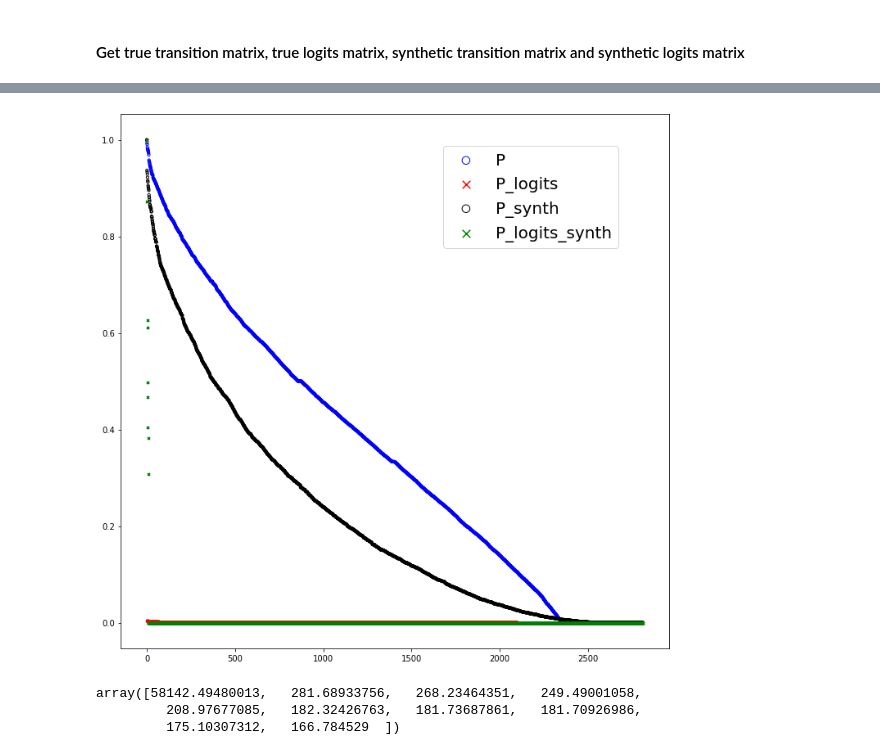
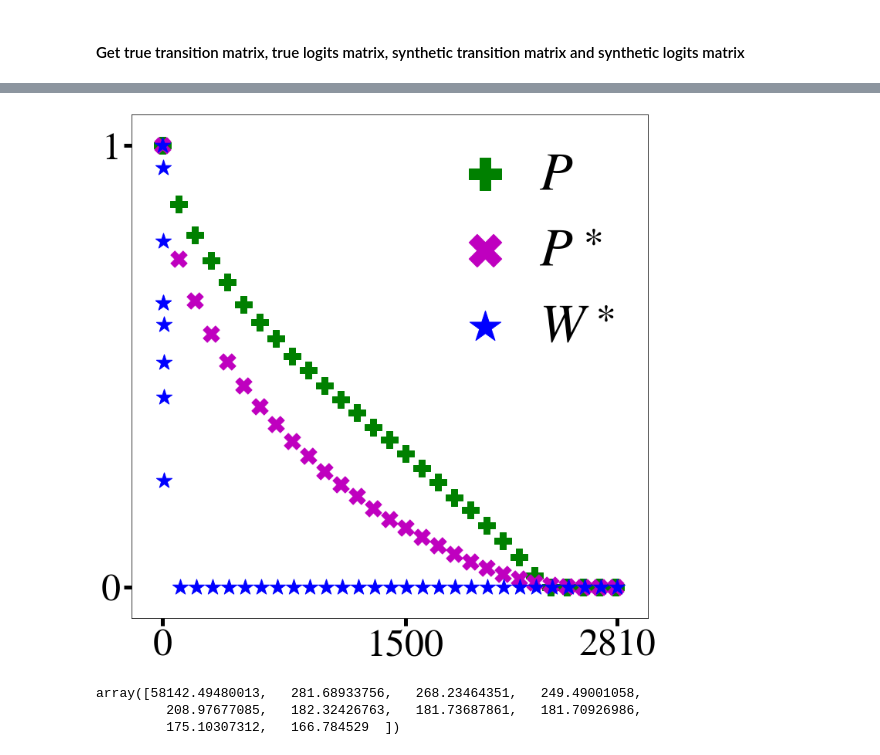
Before and after one commit to hheidrich/Net, a Jupyter notebook: exp/EigenvaluesPlot.ipynb, the cells around one changed output, grey strips where cells are left out. Cells and saved outputs as stored; diff of their text form; code cells hidden in the pictures.

Commit message:
Updated plot of eigenvalues.

```diff
--- a/exp/EigenvaluesPlot.ipynb
+++ b/exp/EigenvaluesPlot.ipynb
@@ -43,0 +63,4 @@ P_synth = torch.nn.functional.softmax(torch.tensor(P_logits_synth), dim=-1).nump
+# %%
+x = np.empty(5)
+# %%
+x[:] = np.nan
@@ -44,3 +85,5 @@ P_synth = torch.nn.functional.softmax(torch.tensor(P_logits_synth), dim=-1).nump
+# %%
+thinned_dict = thinning(dict_of_eigvals, step_size=100)
 # %%
 def get_descending_eigenvalues(dict_of_matrices):
     dict_of_eigvals = dict_of_matrices
@@ -53,18 +96,21 @@ def get_descending_eigenvalues(dict_of_matrices):
 def plot_eigenvalues(dict_of_eigvals, formats, save_path=None):
     f, axs = plt.subplots(figsize=(12, 12))
     for name, eigvals in dict_of_eigvals.items():
-        marker, c, zorder = formats[name]
+        marker, c = formats[name]
         eigvals /= max(eigvals)
-        if marker=='o':
-            axs.scatter(np.arange(len(eigvals)), eigvals, s=10, marker=marker, facecolors='None',
-                        zorder=zorder,
-                        edgecolors=c,
-                        label=name)
-        else:
-            axs.scatter(np.arange(len(eigvals)), eigvals, s=10, marker=marker, c=c,
-                        zorder=zorder,
-                        label=name)
-    f.legend(loc='upper right', bbox_to_anchor=(0.75, 0.75), fontsize=20, markerscale=3)
+        axs.scatter(np.arange(len(eigvals)), eigvals, s=450, marker=marker, facecolors='None',
+                    c=c,
+                    label=name)
+    f.legend(loc='upper right', labels=[r'$P$', r'$P^\ast$', r'$W^\ast$'],
+             bbox_to_anchor=(0.85, 0.85),
+             fontsize=70,
+             markerscale=2,
+             frameon=False,
+             handletextpad=0)
+    axs.tick_params(length=10, width=5)
+    axslabel_size = 50
+    plt.xticks([0, 1500, 2810], fontsize=axslabel_size)
+    plt.yticks([0, 1], fontsize=axslabel_size)
     if save_path:
         plt.savefig(fname=save_path, bbox_inches='tight')
     plt.show()
@@ -75,8 +118,10 @@ dict_of_eigvals = get_descending_eigenvalues(dict_of_matrices)
 # %%
-formats = {'P': ('o', 'b', 0), 'P_logits':('x', 'r', 0), 'P_synth':('o', 'k', 0), 'P_logits_synth':('x', 'g', 10)}
-plot_eigenvalues(dict_of_eigvals, formats, save_path='../fig/eigenvalues.pdf')
+formats = {'P': ('P', 'g'),
+           'P_synth':('X', 'm'),
+           'P_logits_synth':('*', 'b')}
+plot_eigenvalues(thinned_dict, formats, save_path='../fig/eigenvalues.pdf')
 # %% [output]
-[figure, old version]
+[figure, new version]
 # %%
 dict_of_eigvals['P_logits'][:10]
 # %% [output]
```
Also changed, not shown: parts of 10 cells of this notebook.
